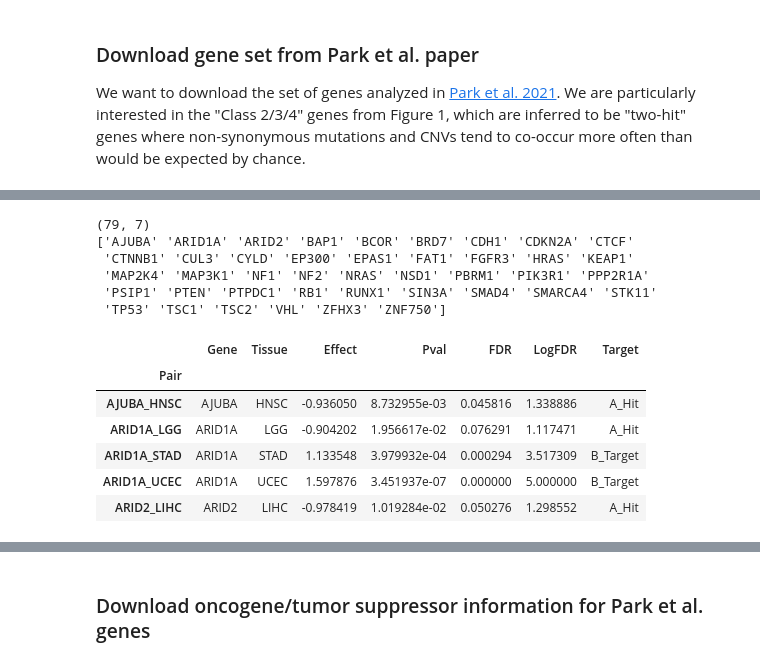
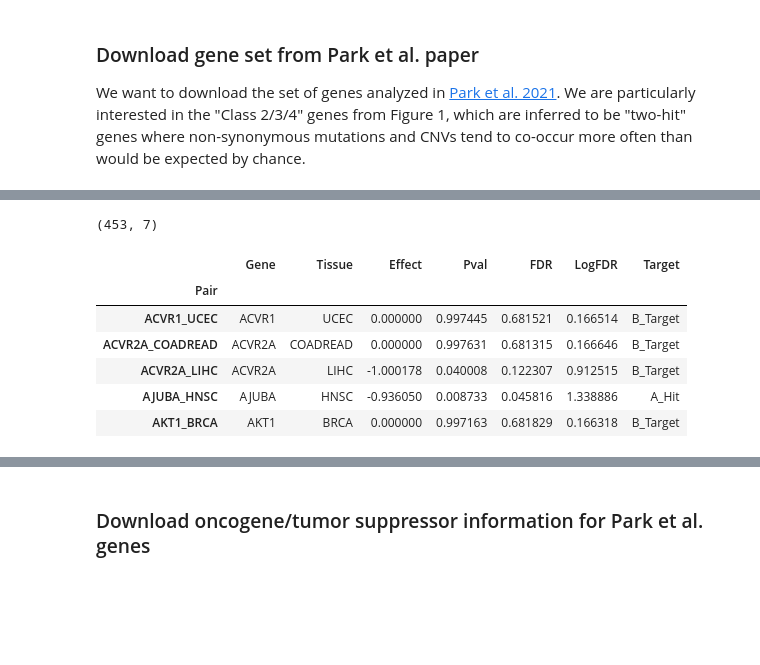
Before and after one commit to greenelab/mutation-fn, a Jupyter notebook: 0_download_data/0_download_data.ipynb, the cells around one changed output, grey strips where cells are left out. Drawn from its saved outputs; the diff is of its cells as text; code cells hidden in the pictures; blank space fills up the shorter version.

```diff
--- a/0_download_data/0_download_data.ipynb
+++ b/0_download_data/0_download_data.ipynb
@@ -103,30 +103,17 @@ park_df.head()
 | 2 | ACVR2A | LIHC | ACVR2A_LIHC | -1.000178 | 0.040008 | 0.122307 | 0.912515 | B_Target | NaN | ACVR2A | LIHC | ... |
 | 3 | AJUBA | HNSC | AJUBA_HNSC | -0.936050 | 0.008733 | 0.045816 | 1.338886 | A_Hit | NaN | AJUBA | HNSC | ... |
 | 4 | AKT1 | BRCA | AKT1_BRCA | 0.000000 | 0.997163 | 0.681829 | 0.166318 | B_Target | NaN | AKT1 | BRCA | ... |
-# %%
-# the paper uses an FDR threshold of 0.1, so we do the same here
-fdr_threshold = 0.1
-
-park_loss_df = (park_df
-  .loc[park_df.FDR < fdr_threshold, :]
-  .iloc[:, :8]
-  .set_index('Pair')
-)
-print(park_loss_df.shape)
-print(park_loss_df.Gene.unique())
-park_loss_df.head()
-# %% [output]
-(79, 7)
-['AJUBA' 'ARID1A' 'ARID2' 'BAP1' 'BCOR' 'BRD7' 'CDH1' 'CDKN2A' 'CTCF'
- 'CTNNB1' 'CUL3' 'CYLD' 'EP300' 'EPAS1' 'FAT1' 'FGFR3' 'HRAS' 'KEAP1'
- 'MAP2K4' 'MAP3K1' 'NF1' 'NF2' 'NRAS' 'NSD1' 'PBRM1' 'PIK3R1' 'PPP2R1A'
- 'PSIP1' 'PTEN' 'PTPDC1' 'RB1' 'RUNX1' 'SIN3A' 'SMAD4' 'SMARCA4' 'STK11'
- 'TP53' 'TSC1' 'TSC2' 'VHL' 'ZFHX3' 'ZNF750']
-|  | Gene | Tissue | Effect | Pval | FDR | LogFDR | Target |
-| Pair |  |  |  |  |  |  |  |
-| AJUBA_HNSC | AJUBA | HNSC | -0.936050 | 8.732955e-03 | 0.045816 | 1.338886 | A_Hit |
-| ARID1A_LGG | ARID1A | LGG | -0.904202 | 1.956617e-02 | 0.076291 | 1.117471 | A_Hit |
-| ARID1A_STAD | ARID1A | STAD | 1.133548 | 3.979932e-04 | 0.000294 | 3.517309 | B_Target |
-| ARID1A_UCEC | ARID1A | UCEC | 1.597876 | 3.451937e-07 | 0.000000 | 5.000000 | B_Target |
-| ARID2_LIHC | ARID2 | LIHC | -0.978419 | 1.019284e-02 | 0.050276 | 1.298552 | A_Hit |
+# %%
+park_loss_df = park_df.iloc[:, :8].set_index('Pair')
+print(park_loss_df.shape)
+park_loss_df.head()
+# %% [output]
+(453, 7)
+|  | Gene | Tissue | Effect | Pval | FDR | LogFDR | Target |
+| Pair |  |  |  |  |  |  |  |
+| ACVR1_UCEC | ACVR1 | UCEC | 0.000000 | 0.997445 | 0.681521 | 0.166514 | B_Target |
+| ACVR2A_COADREAD | ACVR2A | COADREAD | 0.000000 | 0.997631 | 0.681315 | 0.166646 | B_Target |
+| ACVR2A_LIHC | ACVR2A | LIHC | -1.000178 | 0.040008 | 0.122307 | 0.912515 | B_Target |
+| AJUBA_HNSC | AJUBA | HNSC | -0.936050 | 0.008733 | 0.045816 | 1.338886 | A_Hit |
+| AKT1_BRCA | AKT1 | BRCA | 0.000000 | 0.997163 | 0.681829 | 0.166318 | B_Target |
 # %%
```
Also changed, not shown: parts of 3 cells of this notebook, 1 other file.
